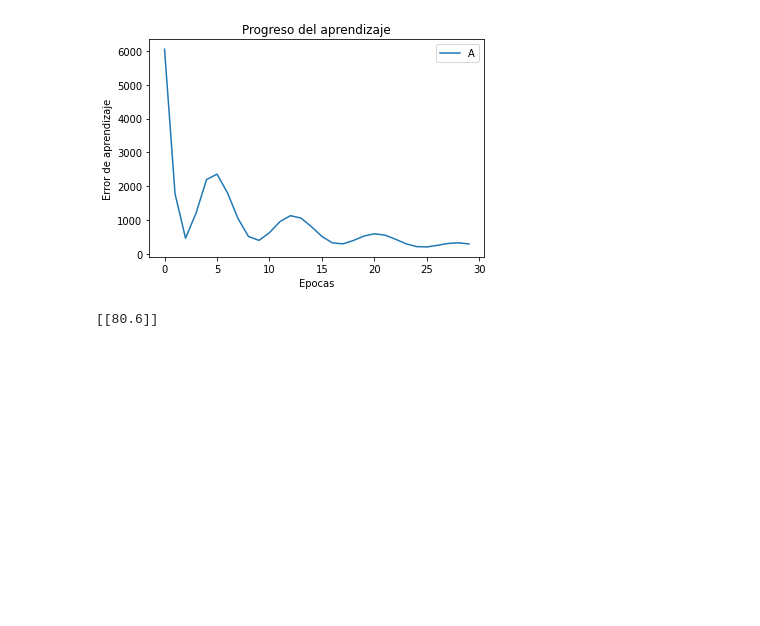
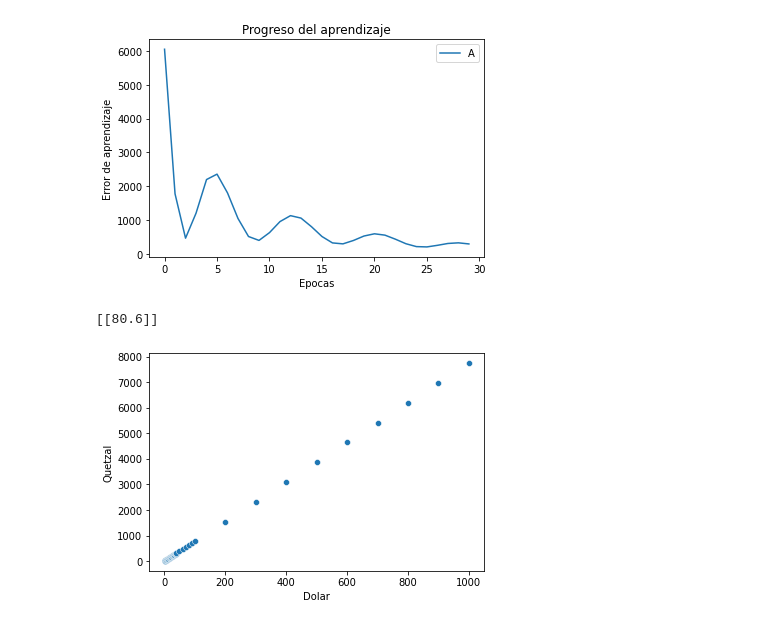
Before and after one commit to USIS007920/Programacion-lll, a Jupyter notebook: Untitled2.ipynb, the cells around one changed output. Drawn from its saved outputs; the diff is of its cells as text; code cells hidden in the pictures; blank space fills up the shorter version.

```diff
--- a/Untitled2.ipynb
+++ b/Untitled2.ipynb
@@ -158,0 +164,7 @@ print(f)
+# %%
+conversor = pd.read_csv("//content/conversor.csv", sep=";")
+
+sns.scatterplot(conversor["Dolar"], conversor["Quetzal"])
+plt.show()
+# %% [output]
+[figure, added]
```
Also changed, not shown: parts of 7 cells of this notebook.
